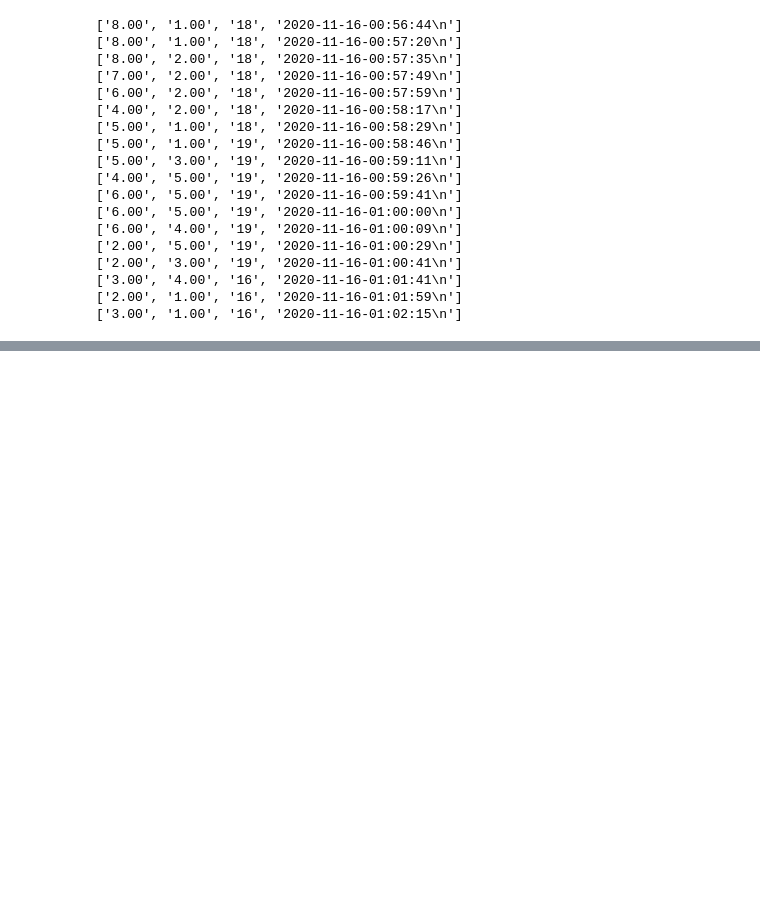
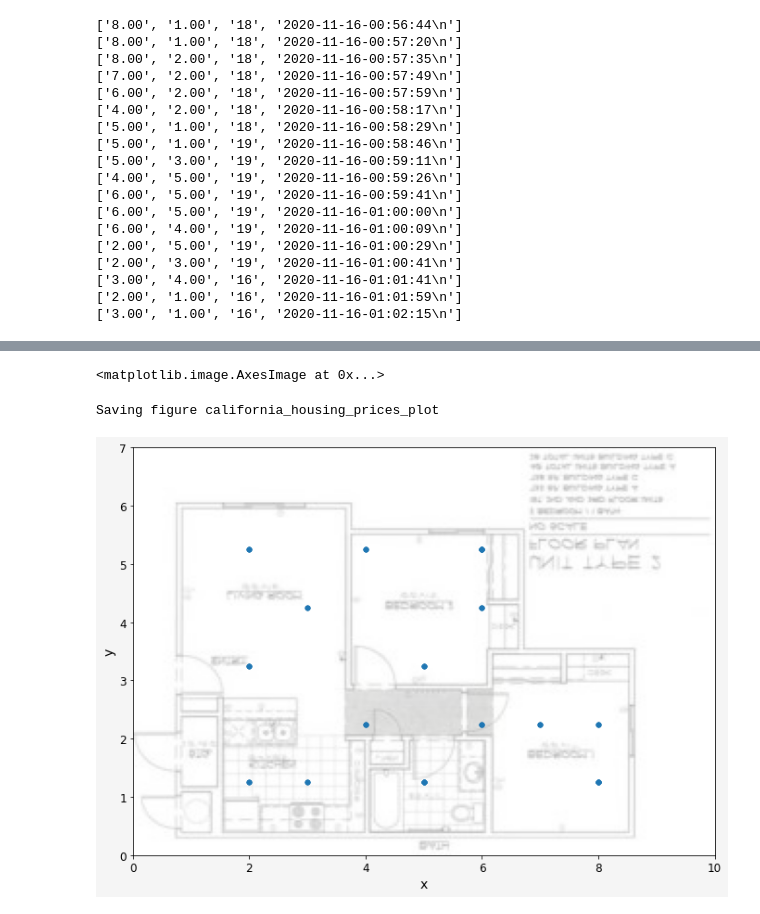
Before and after one commit to miligithub/open-indoor-localization, a Jupyter notebook: python/ml.ipynb, the cells around one changed output, grey strips where cells are left out. Saved outputs shown, nothing was run; the diff lists cells and outputs as text; code cells hidden in the pictures; blank space fills up the shorter version.

```diff
--- a/python/ml.ipynb
+++ b/python/ml.ipynb
@@ -129,0 +163,14 @@ memory usage: 15.4+ KB
+# %%
+# Download the California image
+import urllib.request
+# url = "https://www.mines.edu/residence-life/wp-content/uploads/sites/46/2019/11/2-Bedroom-Units-1-112.jpg"
+url = "https://www.mines.edu/residence-life/wp-content/uploads/sites/46/2019/11/2-Bedroom-Units-113-272-300x222.jpg"
+print("Downloading", url)
+req = urllib.request.Request(url)
+# Customize the default User-Agent header value:
+req.add_header('User-Agent', 'Mozilla/5.0')
+response = urllib.request.urlopen(req)
+image = response.read()
+filename = "minespark.jpg"
+with open(os.path.join(IMAGES_PATH, filename), "wb") as file:
+    file.write(image)
@@ -129,0 +180,20 @@ memory usage: 15.4+ KB
+# %%
+import matplotlib.image as mpimg
+import cv2
+tmpdata = data_frame.copy()
+tmpdata["y"] += 0.25
+housing_img=mpimg.imread(os.path.join(IMAGES_PATH, filename))
+housing_img = cv2.flip(housing_img, 0)
+ax = tmpdata.plot(kind="scatter", x="x", y="y", alpha=0.5,
+    figsize=(10,7),
+    sharex=False)
+plt.gca().invert_yaxis()
+plt.imshow(housing_img, extent=[0, 10, 0, 7],alpha=0.5,
+           cmap=plt.get_cmap("jet"))
+
+save_fig("california_housing_prices_plot")
+plt.show()
+# %% [output]
+<matplotlib.image.AxesImage at 0x...>
+Saving figure california_housing_prices_plot
+[figure, added]
```
Also changed, not shown: parts of 13 cells of this notebook, 2 other files.
